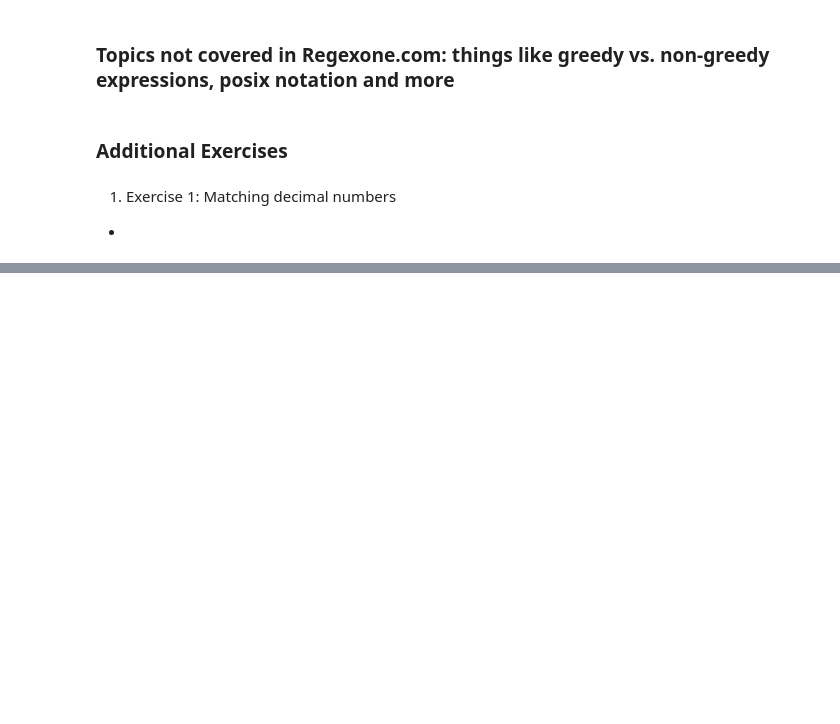
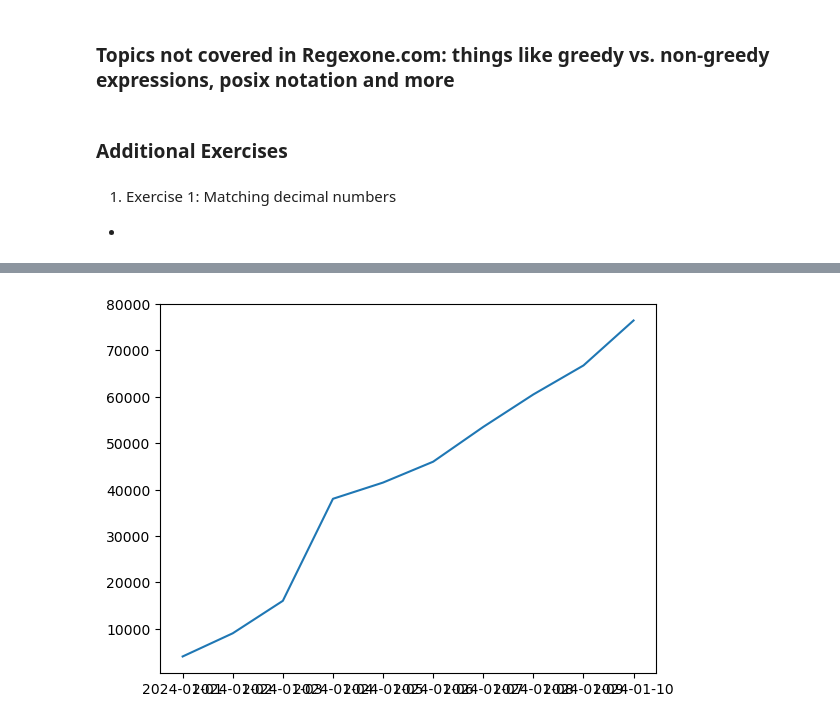
Before and after one commit to AHMAD-KHAIRI/ztm-ml-course, a Jupyter notebook: 04_matplotlib/introduction-to-matplotlib.ipynb, the cells around one changed output, grey strips where cells are left out. Cells and saved outputs as stored; diff of their text form; code cells hidden in the pictures; blank space fills up the shorter version.

Commit message:
completed until topic no 96 customizing your plots

```diff
--- a/04_matplotlib/introduction-to-matplotlib.ipynb
+++ b/04_matplotlib/introduction-to-matplotlib.ipynb
@@ -443,0 +473,5 @@ ts.plot();
+# %%
+# Remove the last two zeros from Price
+# car_sales.Price[0][:-2]
+car_sales.Price = car_sales.Price.str[:-2]
+car_sales
@@ -443,0 +490,4 @@ ts.plot();
+# %%
+# Add a new column "Sale Date"
+car_sales["Sale Date"] = pd.date_range("1/1/2024", periods=len(car_sales))
+car_sales
@@ -443,0 +506,16 @@ ts.plot();
+# %%
+# Add a new column "Total Sales" and add up all the values in the "Price" column
+
+# First, convert the Price column from str to int to avoid string concatenation
+car_sales.Price = pd.to_numeric(car_sales.Price)
+# alternative solution:
+# car_sales.Price = car_sales.Price.astype(int)
+# car_sales["Total Sales"] = car_sales.Price.cumsum()
+
+# confirm that the data type has been changed:
+car_sales.info()
+
+# Add new column
+car_sales["Total Sales"] = car_sales.Price.cumsum()
+
+car_sales
@@ -443,0 +547,20 @@ ts.plot();
+# %%
+# Plot the Total Sales
+
+# 0. Import matplotlib
+import matplotlib.pyplot as plt
+
+# 1. Prepare Data
+x = car_sales["Sale Date"]
+y= car_sales["Total Sales"]
+
+# 2. Setup the plot
+fig, ax = plt.subplots()
+
+# 3. Plot the data
+ax.plot(x, y);
+
+# 4. Customize the plot
+# 5. Show & save the figure
+# %% [output]
+[figure, added]
```
Also changed, not shown: parts of 53 cells of this notebook.
